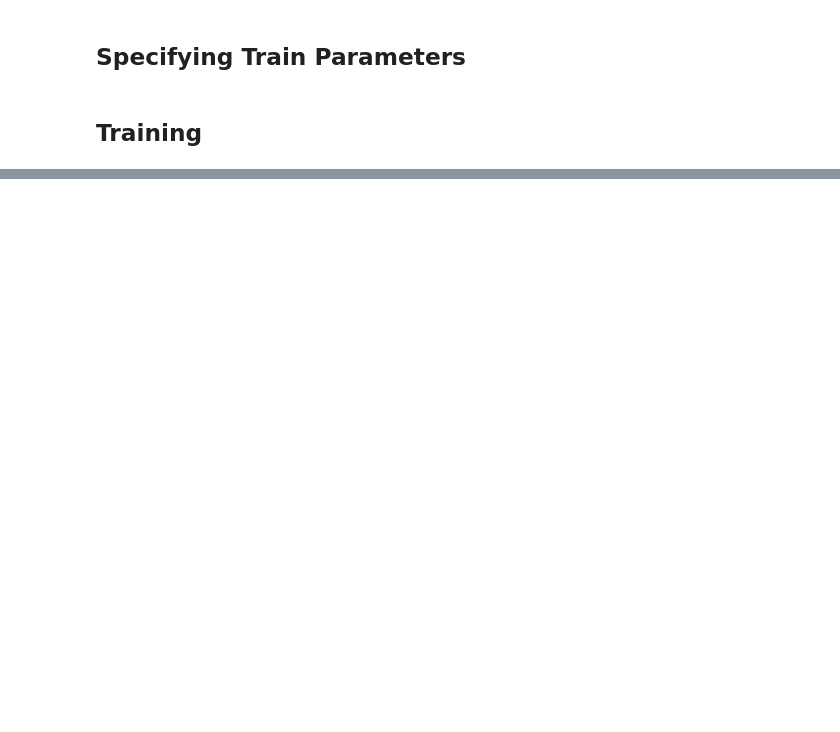
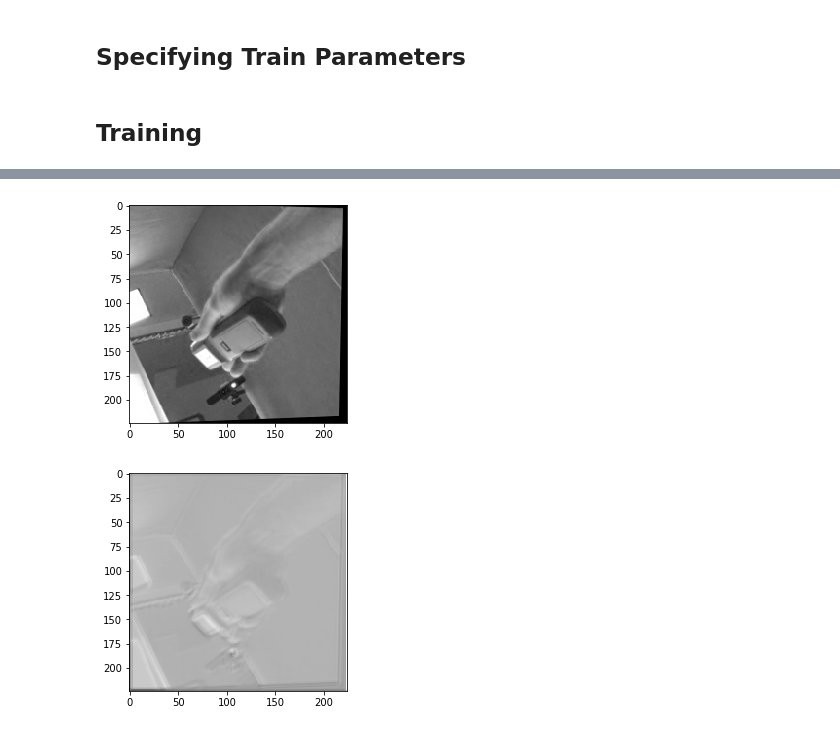
Before and after one commit to OlgaChernytska/2D-Hand-Pose-Estimation-RGB, a Jupyter notebook: Train.ipynb, the cells around one changed output, grey strips where cells are left out. Drawn from its saved outputs; the diff is of its cells as text; code cells hidden in the pictures; blank space fills up the shorter version.

```diff
--- a/Train.ipynb
+++ b/Train.ipynb
@@ -125,0 +71,22 @@ plt.plot(epoch_loss)
+# %%
+for data in train_dataloader:
+    inputs = data["image"]
+    labels = data["heatmaps"]
+
+    if config["cuda"]:
+        inputs = inputs.cuda()
+        labels = labels.cuda()
+
+    outputs = model(inputs)
+    break
+
+inputs = inputs.numpy()
+outputs = outputs.detach().numpy()
+# %%
+plt.imshow(inputs[1, 0, :, :], cmap="gray")
+plt.show()
+plt.imshow(outputs[1, 0, :, :], cmap="gray")
+plt.show()
+# %% [output]
+[figure, added]
+[figure, added]
```
Also changed, not shown: parts of 12 cells of this notebook, 3 other files.
